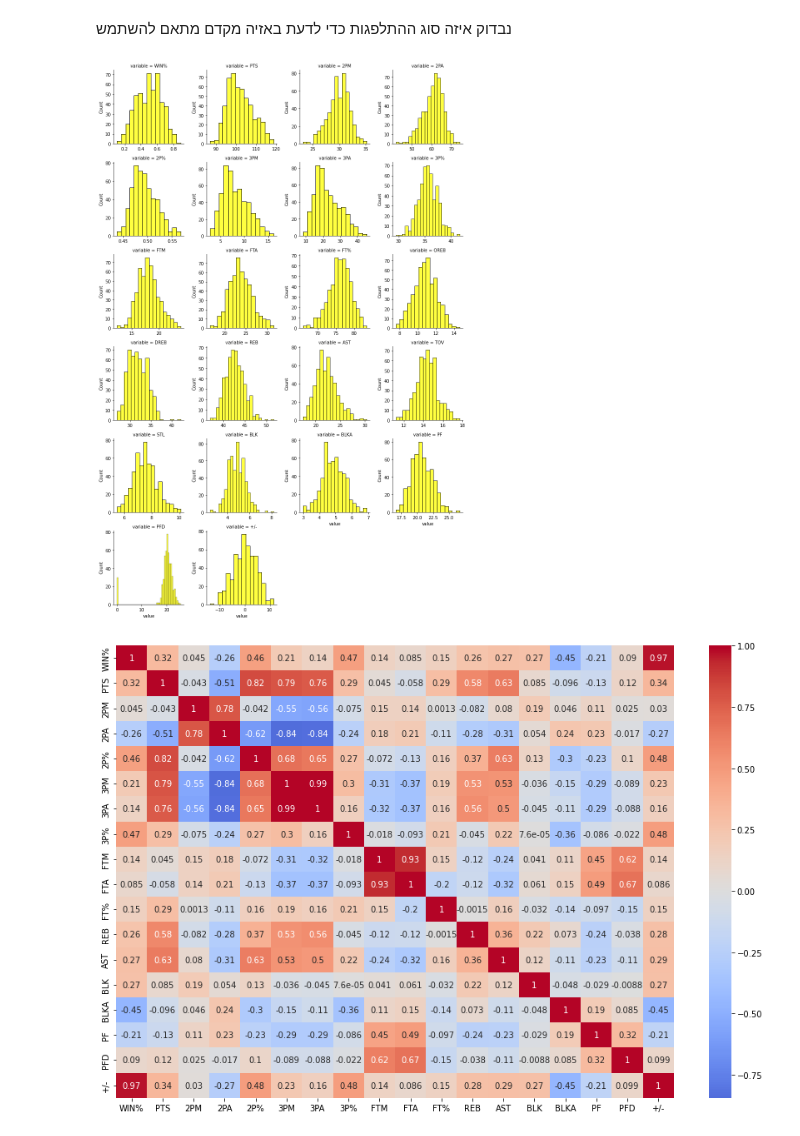
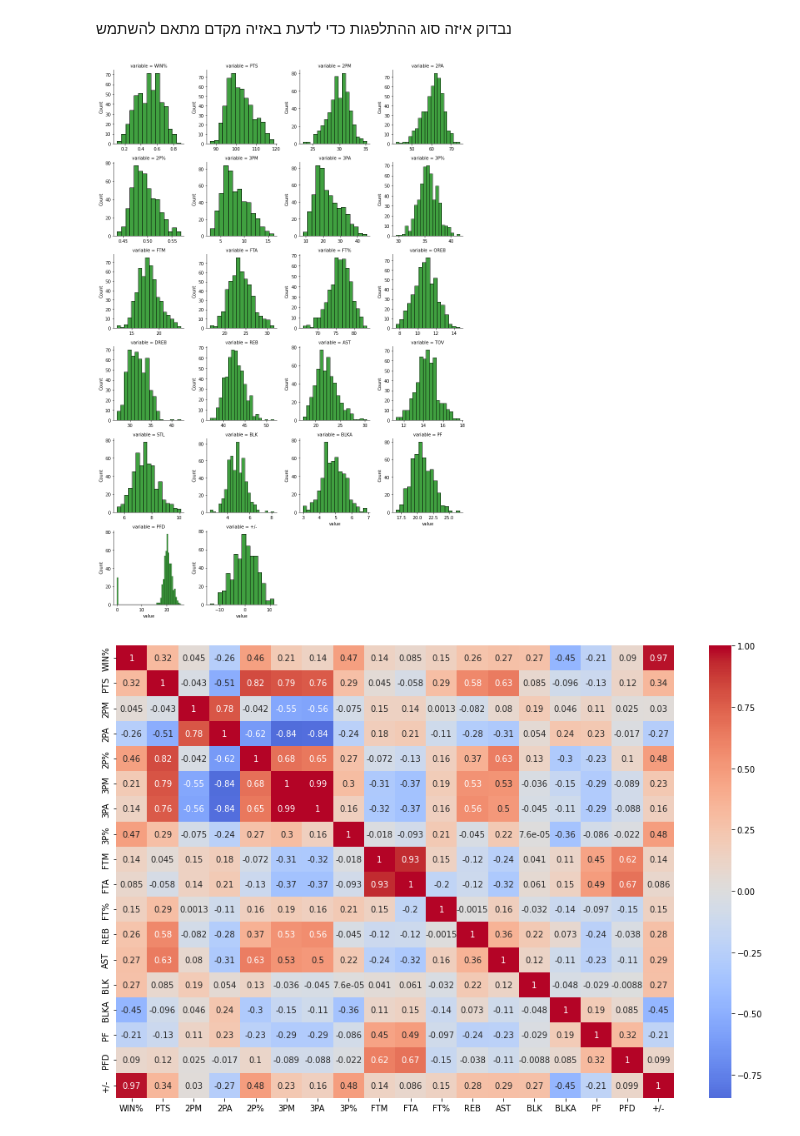
Before and after one commit to eytanmuzafi/data-science, a Jupyter notebook: project.ipynb, the cells around one changed output. Drawn from its saved outputs; the diff is of its cells as text; code cells hidden in the pictures.

```diff
--- a/project.ipynb
+++ b/project.ipynb
@@ -223,9 +223,9 @@ features = ['TEAM', 'WIN%','PTS', '2PM','2PA', '2P%', '3PM',
 melted_nba_stat_corr= pd.melt(nba_stat[features], id_vars = 'TEAM', value_vars = features)
 # %%
 ans = sns.FacetGrid(data = melted_nba_stat_corr, col="variable",  col_wrap=4,sharey=False,sharex=False)
-ans.map_dataframe(sns.histplot, x = 'value',color = 'yellow');
+ans.map_dataframe(sns.histplot, x = 'value',color = 'green');
 # %% [output]
-[figure, old version]
+[figure, new version]
 # %%
 nba_stat_cut=nba_stat[['TEAM', 'WIN%', 'PTS', '2PM',
        '2PA', '2P%', '3PM', '3PA', '3P%', 'FTM','FTA', 'FT%','REB', 'AST','BLK', 'BLKA', 'PF', 'PFD', '+/-']]
```
Also changed, not shown: parts of 11 cells of this notebook.
